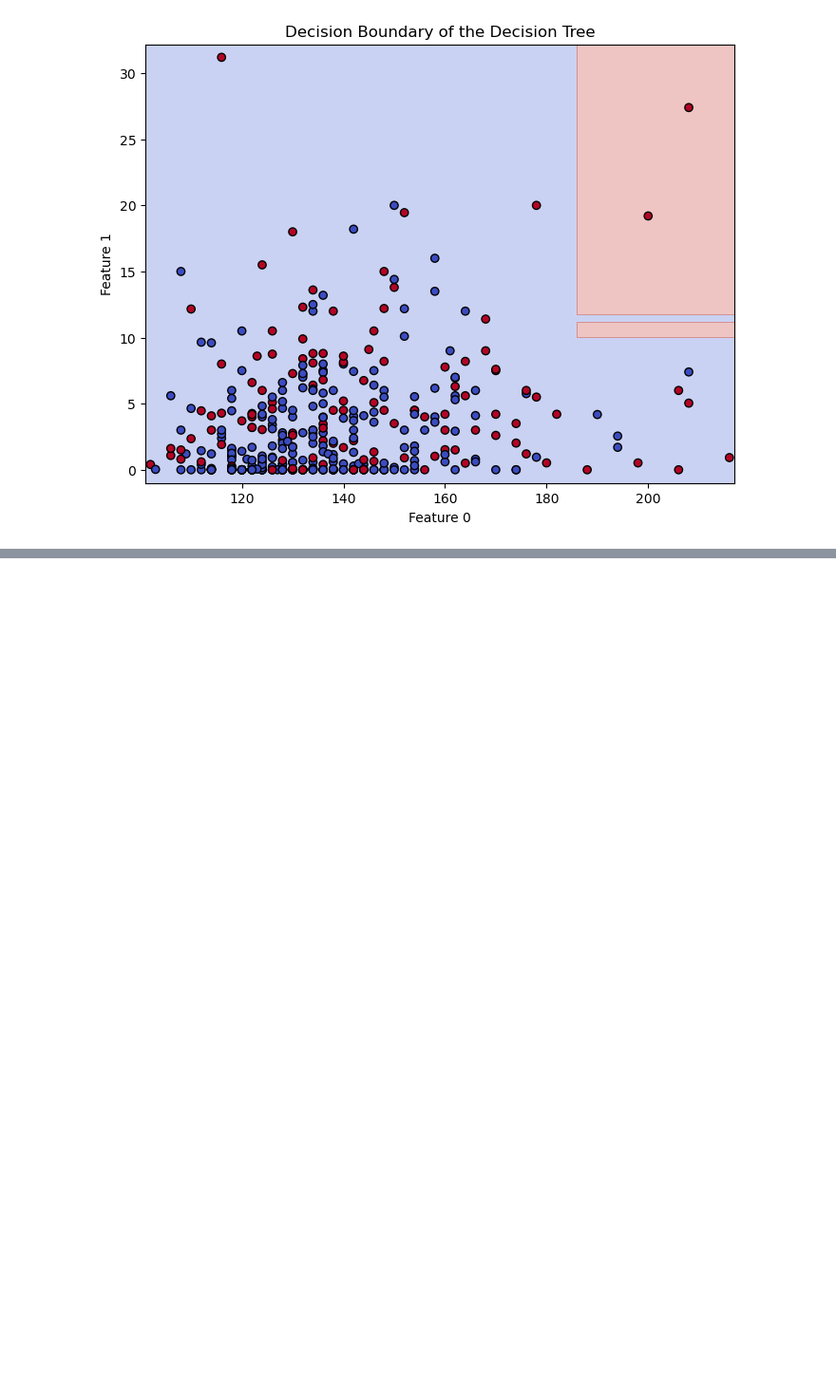
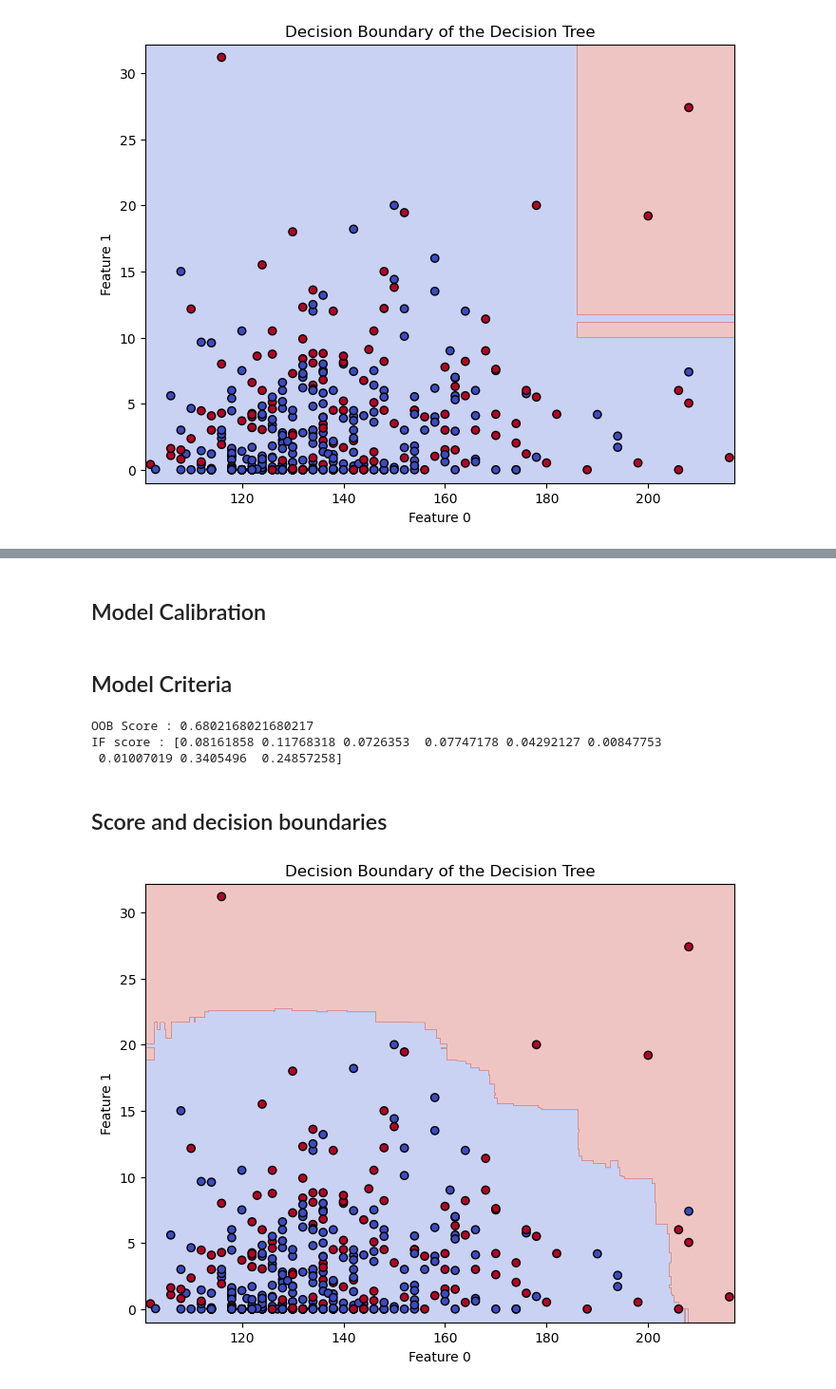
Before and after one commit to Guillaume-melis/Machine_Learning_S1, a Jupyter notebook: TP2/TP2.ipynb, the cells around one changed output, grey strips where cells are left out. Shown at 95% size. Cells and saved outputs as stored; diff of their text form; code cells hidden in the pictures; blank space fills up the shorter version.

```diff
--- a/TP2/TP2.ipynb
+++ b/TP2/TP2.ipynb
@@ -490,0 +515,2 @@ plt.show()
+# %% [markdown]
+## Model Calibration
@@ -490,0 +521,48 @@ plt.show()
+# %% [markdown]
+## Model Criteria
+# %%
+score=ExTC.score
+OOB=ExTC.oob_score_
+print("OOB Score :", OOB)
+IF=ExTC.feature_importances_
+print("IF score :", IF)
+# %% [output]
+OOB Score : 0.6802168021680217
+IF score : [0.08161858 0.11768318 0.0726353  0.07747178 0.04292127 0.00847753
+ 0.01007019 0.3405496  0.24857258]
+# %% [markdown]
+## Score and decision boundaries
+# %%
+feature_idx = [0, 1]
+X_plot = X_train.iloc[:,feature_idx].values
+
+ExTC= ExtraTreesClassifier(max_depth=2, random_state=0, bootstrap=True,oob_score=True)
+ExTcfit = ExTC.fit(X_plot,y_train)
+
+pY_train = ExTcfit.predict_proba(X_plot)
+
+predx_classes = np.argmax(pY_train, axis=1)
+
+x_min, x_max = X_plot[:, 0].min() - 1, X_plot[:, 0].max() + 1
+y_min, y_max = X_plot[:, 1].min() - 1, X_plot[:, 1].max() + 1
+
+xx, yy = np.meshgrid(
+    np.arange(x_min, x_max, 0.02),
+    np.arange(y_min, y_max, 0.02)
+)
+
+Z = ExTC.predict(np.c_[xx.ravel(), yy.ravel()])
+Z = Z.reshape(xx.shape)
+
+plt.figure(figsize=(8,6))
+
+plt.contourf(xx, yy, Z, alpha=0.3, cmap=plt.cm.coolwarm)
+
+plt.scatter(X_plot[:, 0], X_plot[:, 1], c=y_train, edgecolors='k', cmap=plt.cm.coolwarm)
+
+plt.xlabel(f'Feature {feature_idx[0]}')
+plt.ylabel(f'Feature {feature_idx[1]}')
+plt.title('Decision Boundary of the Decision Tree')
+plt.show()
+# %% [output]
+[figure, added]
```
Also changed, not shown: parts of 10 cells of this notebook.
